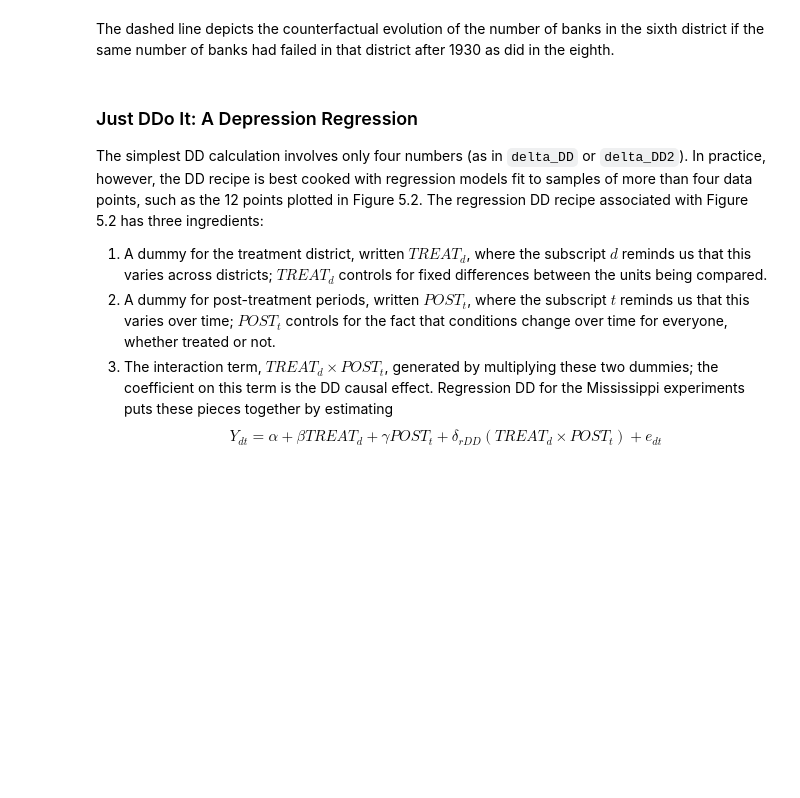
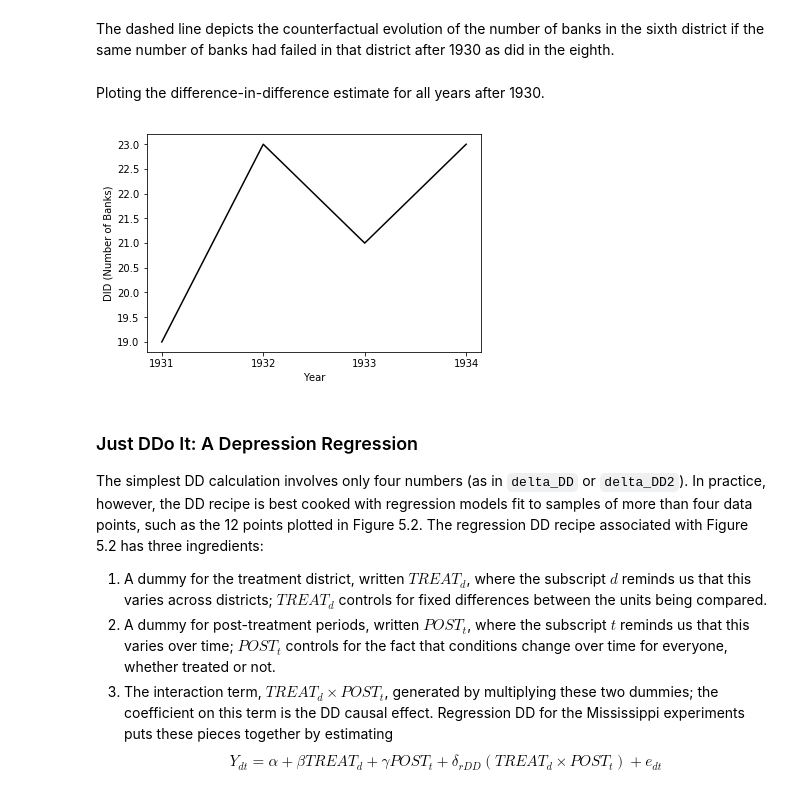
Before and after one commit to DMML-ASU/Mastering-Metrics, a Jupyter notebook: Chapter V - Differences-in-Differences.ipynb, the cells around one changed output. Cells and saved outputs as stored; diff of their text form; code cells hidden in the pictures; blank space fills up the shorter version.

```diff
--- a/Chapter V - Differences-in-Differences.ipynb
+++ b/Chapter V - Differences-in-Differences.ipynb
@@ -106,11 +106,13 @@ Calculating the counterfactuals:
 # %%
 CF = []
 CF_Year = []
+DID = []
 for i in range(len(Years)):
     if Years[i] >= 1930:
         CF_Year.append(Years[i])
         delta = (Y6[i]-Y6_1930)-(Y8[i]-Y8_1930)
         CF.append(Y6[i]-delta)
+        DID.append(delta)
 #     elif Years[i] = 1930:
 #         CF_Year.append(Years[i])
 #         CF.append(Y6[i])
@@ -130,6 +132,16 @@ plt.show()
 [figure]
 # %% [markdown]
 The dashed line depicts the counterfactual evolution of the number of banks in the sixth district if the same number of banks had failed in that district after 1930 as did in the eighth.
+# %% [markdown]
+Ploting the difference-in-difference estimate for all years after 1930.
+# %%
+plt.plot(CF_Year[1:], DID[1:],'k')
+plt.gca().xaxis.set_major_locator(mticker.MultipleLocator(1))
+plt.xlabel("Year")
+plt.ylabel("DID (Number of Banks)")
+plt.show()
+# %% [output]
+[figure, added]
 # %% [markdown]
 ### Just DDo It: A Depression Regression
 The simplest DD calculation involves only four numbers (as in ``delta_DD`` or ``delta_DD2``). In practice, however, the DD recipe is best cooked with regression models fit to samples of more than four data points, such as the 12 points plotted in Figure 5.2.
```
Also changed, not shown: parts of 1 cell of this notebook.
